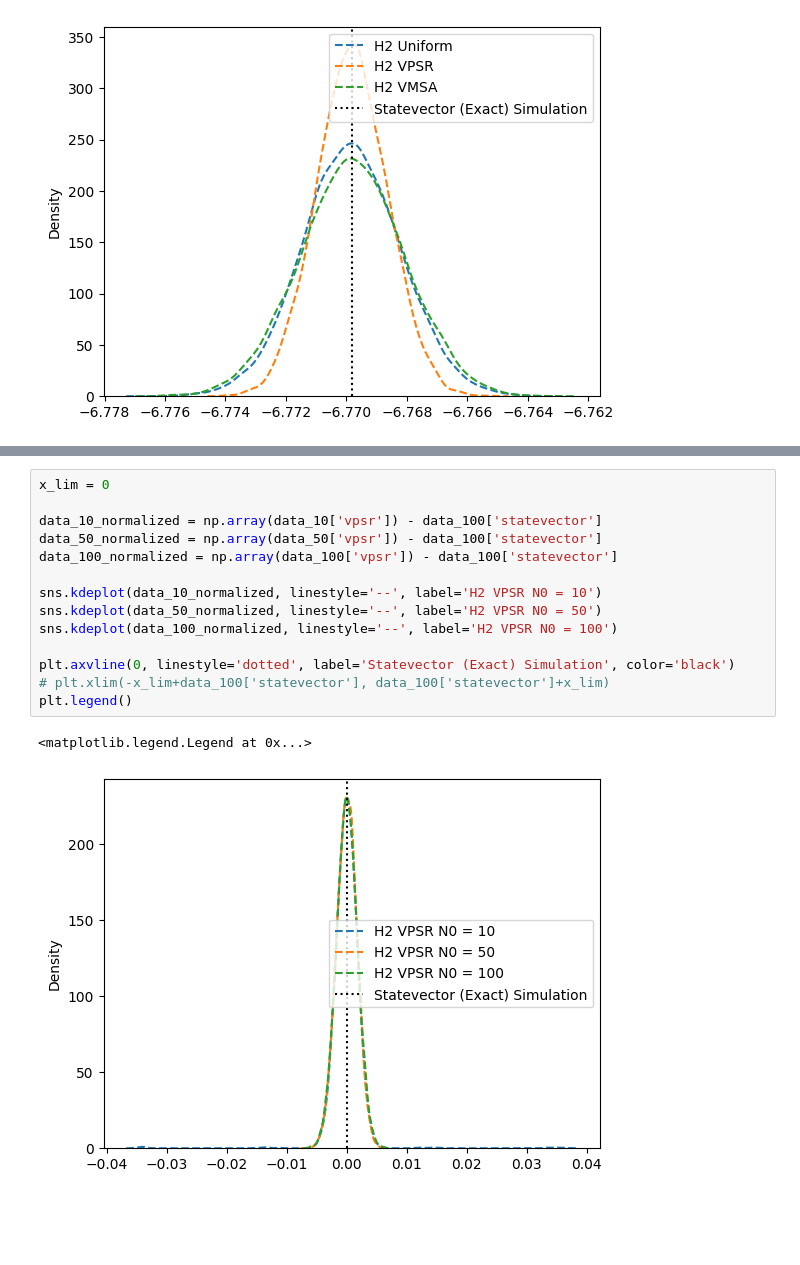
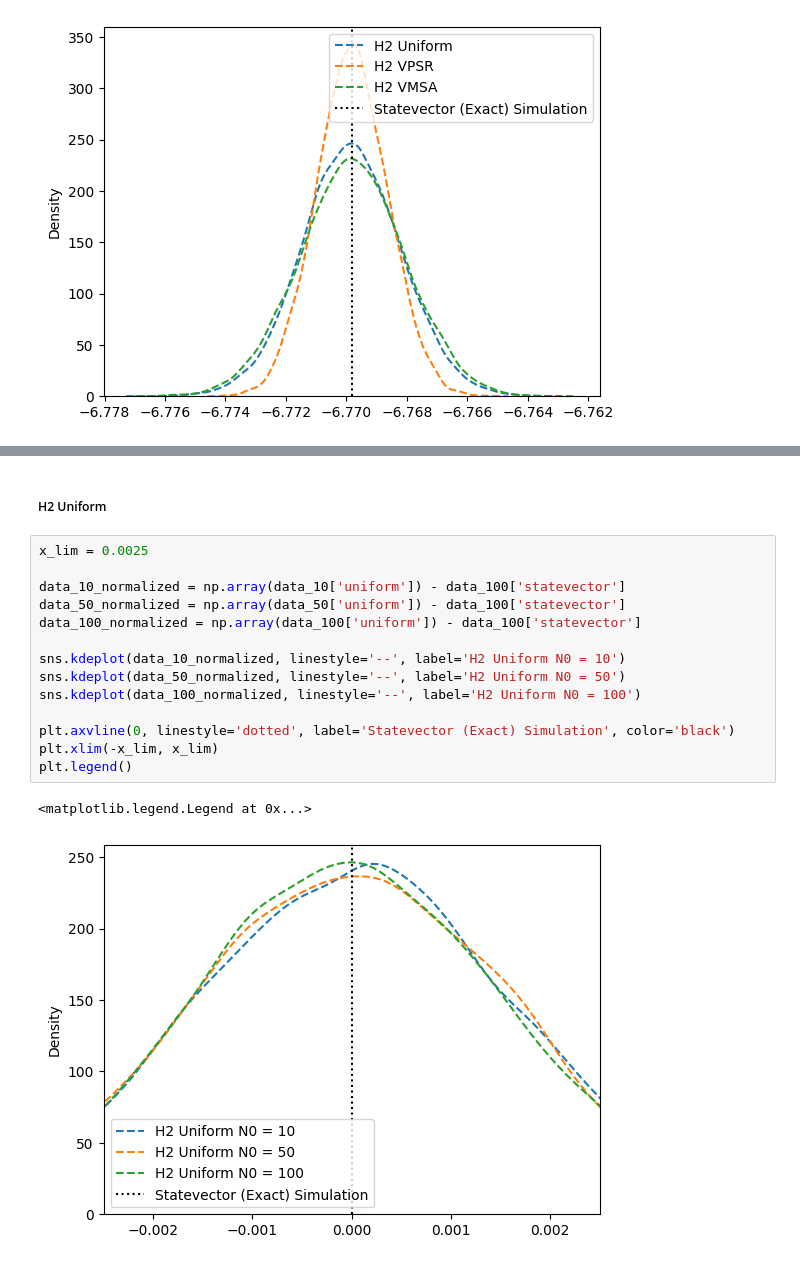
Before and after one commit to azhar-ikhtiarudin/ShotOptimization-ADAPT-VQE, a Jupyter notebook: benchmark/results/bench_visualize.ipynb, the cells around one changed output, grey strips where cells are left out. Cells and saved outputs as stored; diff of their text form; blank space fills up the shorter version.

```diff
--- a/benchmark/results/bench_visualize.ipynb
+++ b/benchmark/results/bench_visualize.ipynb
@@ -50,17 +146,19 @@ plt.legend()
+# %% [markdown]
+##### H2 Uniform
 # %%
-x_lim = 0
+x_lim = 0.0025
 
-data_10_normalized = np.array(data_10['vpsr']) - data_100['statevector']
-data_50_normalized = np.array(data_50['vpsr']) - data_100['statevector']
-data_100_normalized = np.array(data_100['vpsr']) - data_100['statevector']
+data_10_normalized = np.array(data_10['uniform']) - data_100['statevector']
+data_50_normalized = np.array(data_50['uniform']) - data_100['statevector']
+data_100_normalized = np.array(data_100['uniform']) - data_100['statevector']
 
-sns.kdeplot(data_10_normalized, linestyle='--', label='H2 VPSR N0 = 10')
-sns.kdeplot(data_50_normalized, linestyle='--', label='H2 VPSR N0 = 50')
-sns.kdeplot(data_100_normalized, linestyle='--', label='H2 VPSR N0 = 100')
+sns.kdeplot(data_10_normalized, linestyle='--', label='H2 Uniform N0 = 10')
+sns.kdeplot(data_50_normalized, linestyle='--', label='H2 Uniform N0 = 50')
+sns.kdeplot(data_100_normalized, linestyle='--', label='H2 Uniform N0 = 100')
 
 plt.axvline(0, linestyle='dotted', label='Statevector (Exact) Simulation', color='black')
-# plt.xlim(-x_lim+data_100['statevector'], data_100['statevector']+x_lim)
+plt.xlim(-x_lim, x_lim)
 plt.legend()
 # %% [output]
 <matplotlib.legend.Legend at 0x...>
-[figure, old version]
+[figure, new version]
```
Also changed, not shown: parts of 27 cells of this notebook, 25 other files.
